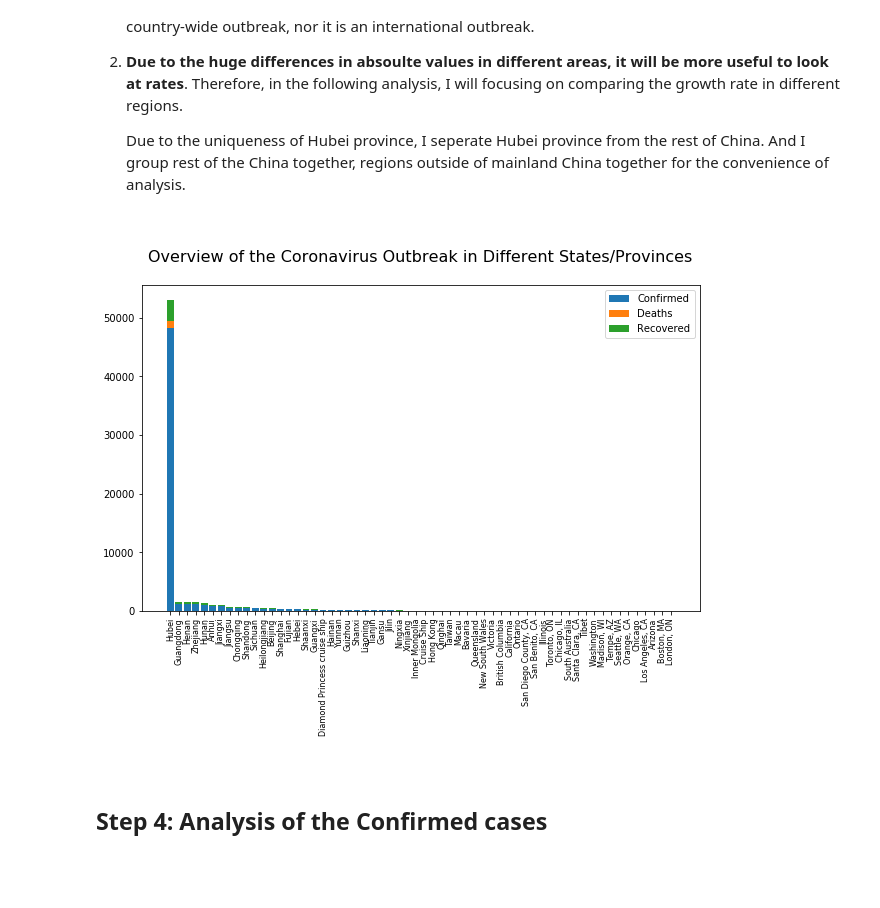
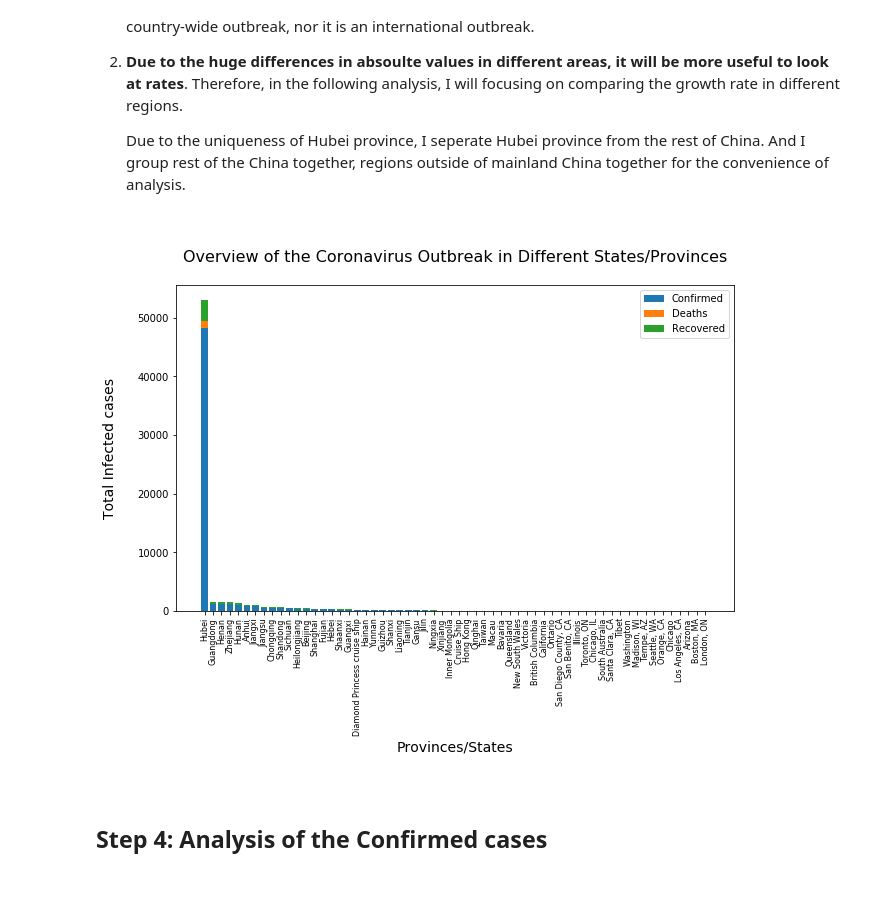
Before and after one commit to wchen928/COVID-19, a Jupyter notebook: COVID_analysis.ipynb, the cells around one changed output. Cells and saved outputs as stored; diff of their text form; code cells hidden in the pictures.

```diff
--- a/COVID_analysis.ipynb
+++ b/COVID_analysis.ipynb
@@ -83,26 +83,28 @@ print(master_viewnew)
 # %%
 places = np.array(master_viewnew.state)
 first= master_viewnew.Confirmed
 second = master_viewnew.Deaths
 third = master_viewnew.Recovered
 
 
 plt.figure(figsize=(10,6))
 ax=plt.subplot()
 
 plt.bar(range(len(places)), first)
 plt.bar(range(len(places)), second, bottom=first)
 plt.bar(range(len(places)), third, bottom=(first+second))
 
 ax.set_xticks(range(len(places)))
 ax.set_xticklabels(places, rotation = 90, fontsize=8)
 
 plt.title("\nOverview of the Coronavirus Outbreak in Different States/Provinces\n", fontsize=16)
+plt.ylabel("Total Infected cases\n", fontsize=14)
+plt.xlabel("Provinces/States", fontsize=14)
 plt.legend(["Confirmed",  "Deaths", "Recovered"], loc=1)
 
 plt.show()
 # %% [output]
-[figure, old version]
+[figure, new version]
 # %% [markdown]
 <br>
 
```
Also changed, not shown: parts of 4 cells of this notebook.
